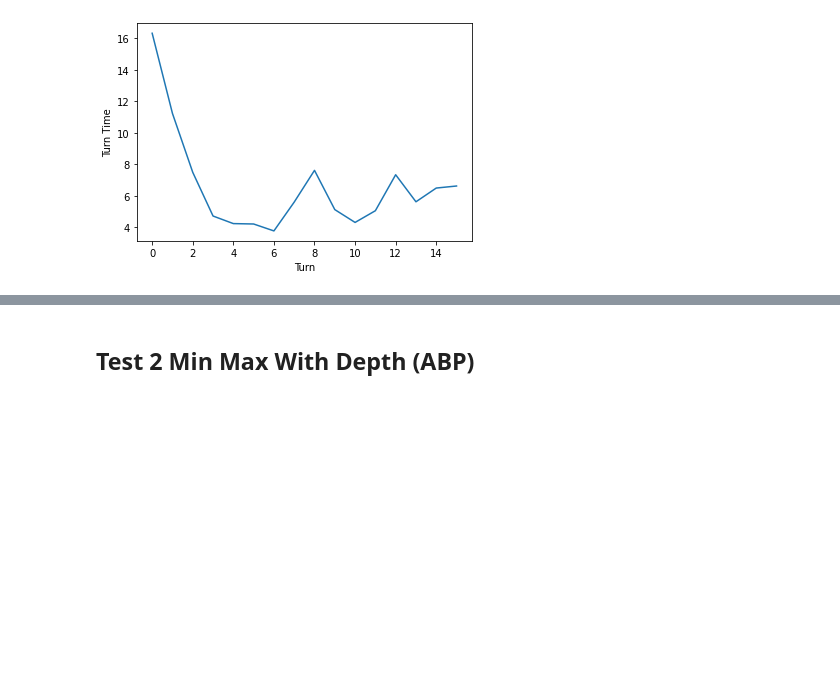
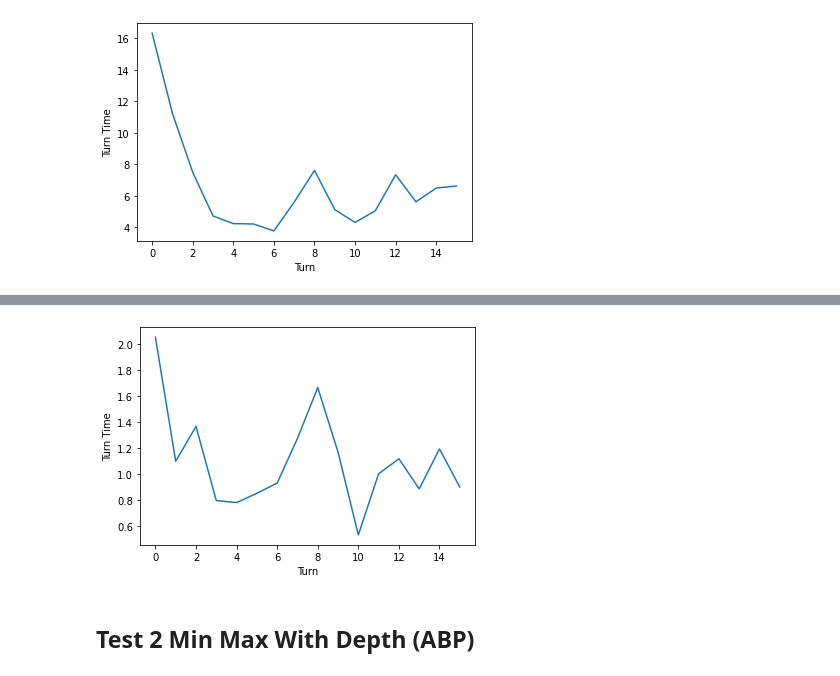
Before and after one commit to BMB0/Assignment-3, a Jupyter notebook: TeekoTests.ipynb, the cells around one changed output, grey strips where cells are left out. Saved outputs shown, nothing was run; the diff lists cells and outputs as text; code cells hidden in the pictures; blank space fills up the shorter version.

```diff
--- a/TeekoTests.ipynb
+++ b/TeekoTests.ipynb
@@ -877,3 +1202,12 @@ plot.show()
+# %%
+plot.plot(range(16), turn_time)
+plot.xlabel('Turn')
+plot.ylabel('Turn Time')
+plot.title('')
+
+plot.show()
+# %% [output]
+[figure, added]
 # %% [markdown]
 ## Test 2 Min Max With Depth (ABP)
 # %%
```
Also changed, not shown: parts of 9 cells of this notebook, 5 other files.
